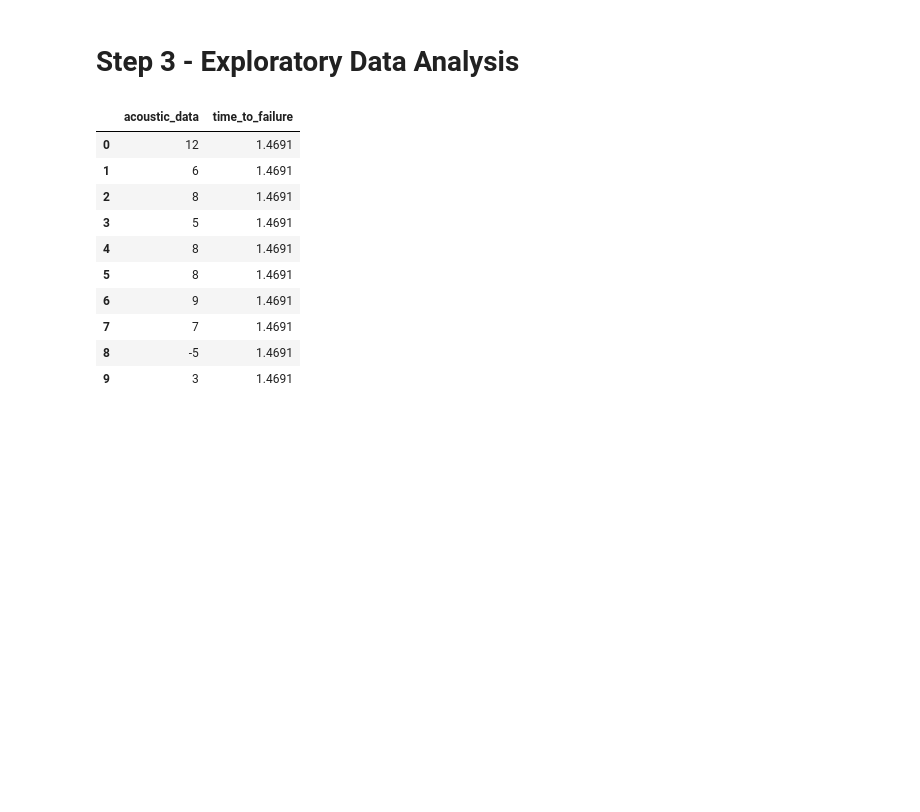
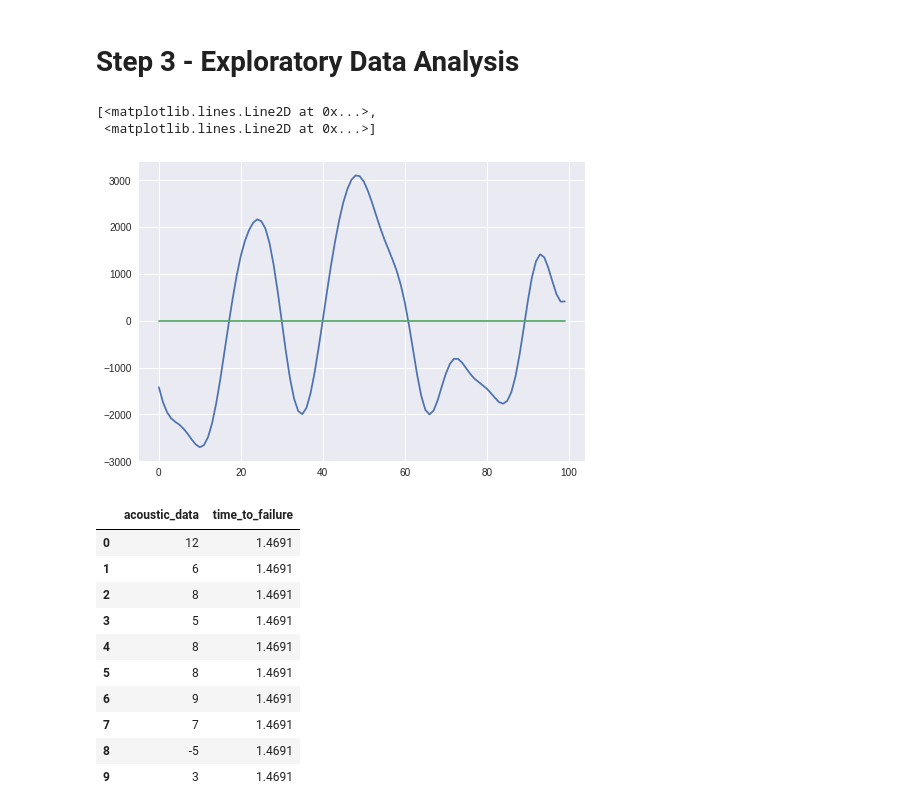
Before and after one commit to MarcFriz/Kaggle-Earthquake_challenge, a Jupyter notebook: Kaggle_Earthquake_challenge.ipynb, the cells around one changed output. Drawn from its saved outputs; the diff is of its cells as text; code cells hidden in the pictures; blank space fills up the shorter version.

```diff
--- a/Kaggle_Earthquake_challenge.ipynb
+++ b/Kaggle_Earthquake_challenge.ipynb
@@ -82,6 +82,13 @@ Downloading train.csv.zip to /content
 
 #Extract training data into a dataframe for further manipulation
 train = pd.read_csv('train.csv', nrows=6000000, dtype={'acoustic_data': np.int16, 'time_to_failure': np.float64})
+train2 = pd.read_csv('train.csv',skiprows=4438800, nrows=100, dtype={'acoustic_data': np.int16, 'time_to_failure': np.float64})
+# %%
+plt.plot(train2)
+# %% [output]
+[<matplotlib.lines.Line2D at 0x...>,
+ <matplotlib.lines.Line2D at 0x...>]
+[figure, added]
 # %%
 #print first 10 entries
 train.head(10)
```
Also changed, not shown: parts of 101 cells of this notebook.
